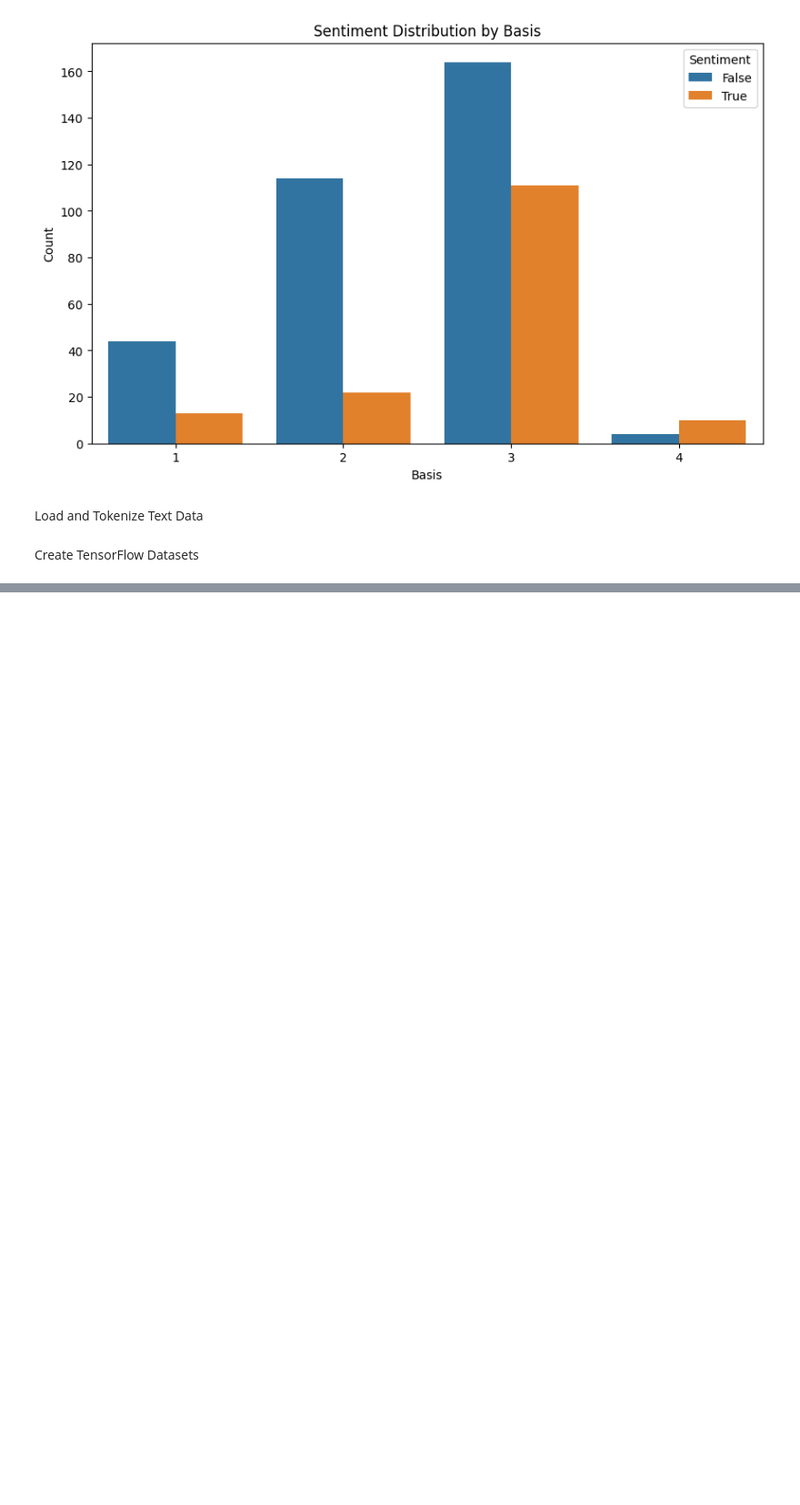
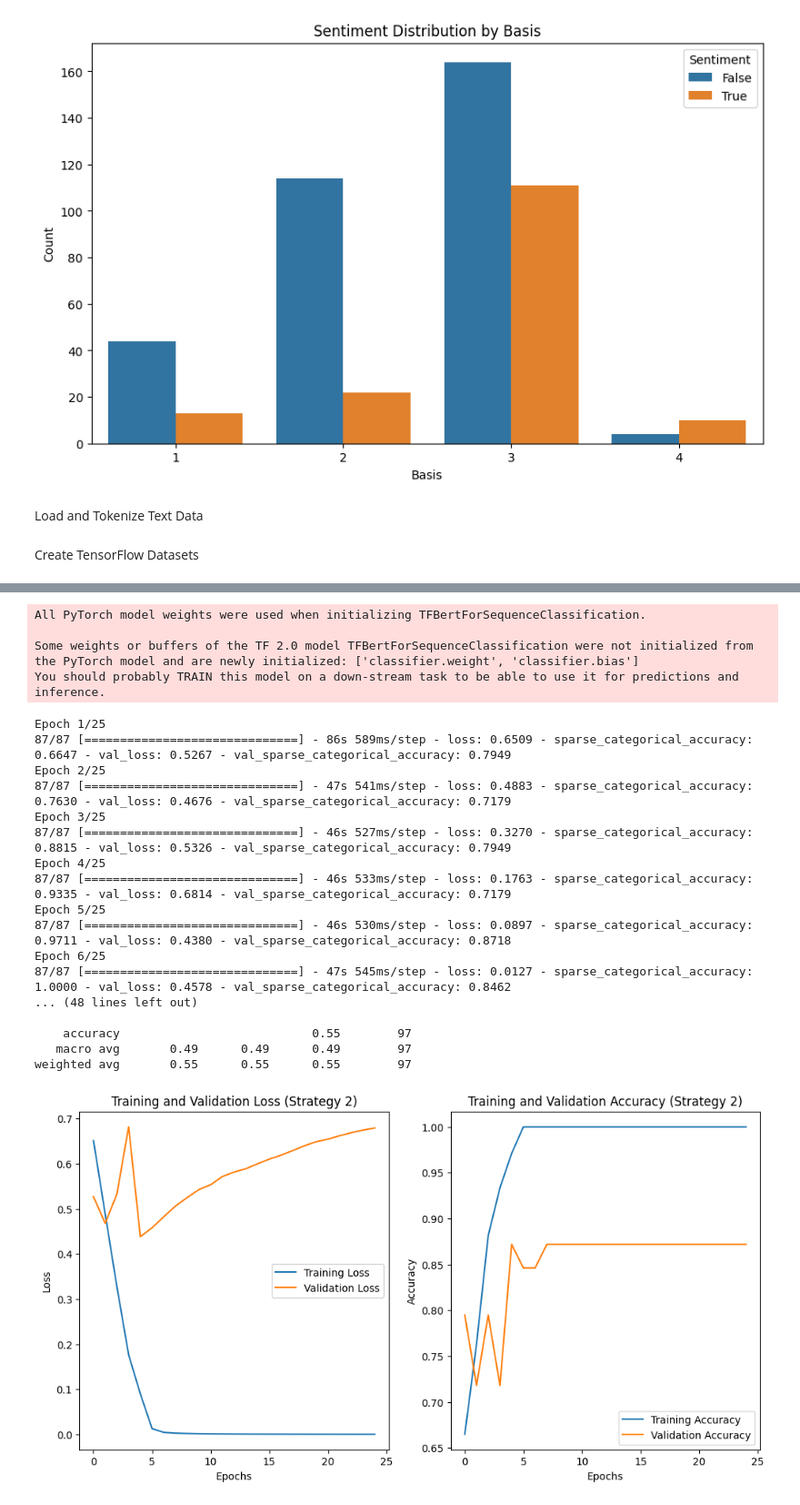
Before and after one commit to varunpothu/Research_Methods_Assignment, a Jupyter notebook: R_M__Assignment_3.ipynb, the cells around one changed output, grey strips where cells are left out. Shown at 91% size. Cells and saved outputs as stored; diff of their text form; code cells hidden in the pictures; blank space fills up the shorter version.

```diff
--- a/R_M__Assignment_3.ipynb
+++ b/R_M__Assignment_3.ipynb
@@ -440,0 +433,58 @@ weighted avg       0.55      0.58      0.56        97
+# %%
+# Fine-Tuning and Evaluation for Strategy 2: Learning Rate = 2e-5, Epochs = 25
+print("\nFine-Tuning Strategy 2: Learning Rate = 2e-5, Epochs = 25")
+
+# Load the BERT model for sequence classification
+mysecondmodel = TFBertForSequenceClassification.from_pretrained("bert-base-uncased", num_labels=2)
+
+# Compile the model with a specific learning rate
+optimizer2 = tensf.keras.optimizers.Adam(learning_rate=2e-5)
+loss = tensf.keras.losses.SparseCategoricalCrossentropy(from_logits=True)
+metrics = [tensf.keras.metrics.SparseCategoricalAccuracy()]
+
+mysecondmodel.compile(optimizer=optimizer2, loss=loss, metrics=metrics)
+
+# Train the model
+history2 = mysecondmodel.fit(
+    train_dtdf,
+    validation_data=val_dtdf,
+    epochs=25
+)
+
+# Evaluate the model on the test dataset
+test_loss2, test_accuracy2 = mysecondmodel.evaluate(test_dtdf)
+print(f"Test Loss: {test_loss2}")
+print(f"Test Accuracy: {test_accuracy2}")
+
+# Predict the classes for the test dataset
+y_pred_probs2 = mysecondmodel.predict(test_dtdf).logits
+y_pred2 = npy.argmax(y_pred_probs2, axis=1)
+
+# True labels
+y_true2 = test_dts['Sentiment'].astype(int).values
+
+# Print the classification report
+print("\nDetailed Classification Report for Strategy 2:")
+print(classification_report(y_true2, y_pred2, target_names=['Negative', 'Positive']))
+
+# Plotting the training and validation loss
+plots.figure(figsize=(12, 6))
+plots.subplot(1, 2, 1)
+plots.plot(history2.history['loss'], label='Training Loss')
+plots.plot(history2.history['val_loss'], label='Validation Loss')
+plots.title('Training and Validation Loss (Strategy 2)')
+plots.xlabel('Epochs')
+plots.ylabel('Loss')
+plots.legend()
+
+# Plotting the training and validation accuracy
+plots.subplot(1, 2, 2)
+plots.plot(history2.history['sparse_categorical_accuracy'], label='Training Accuracy')
+plots.plot(history2.history['val_sparse_categorical_accuracy'], label='Validation Accuracy')
+plots.title('Training and Validation Accuracy (Strategy 2)')
+plots.xlabel('Epochs')
+plots.ylabel('Accuracy')
+plots.legend()
+
+plots.show()
+# %% [output]
@@ -441 +492,23 @@ weighted avg       0.55      0.58      0.56        97
+All PyTorch model weights were used when initializing TFBertForSequenceClassification.
+
+Some weights or buffers of the TF 2.0 model TFBertForSequenceClassification were not initialized from the PyTorch model and are newly initialized: ['classifier.weight', 'classifier.bias']
+You should probably TRAIN this model on a down-stream task to be able to use it for predictions and inference.
+Epoch 1/25
+87/87 [==============================] - 86s 589ms/step - loss: 0.6509 - sparse_categorical_accuracy: 0.6647 - val_loss: 0.5267 - val_sparse_categorical_accuracy: 0.7949
+Epoch 2/25
+87/87 [==============================] - 47s 541ms/step - loss: 0.4883 - sparse_categorical_accuracy: 0.7630 - val_loss: 0.4676 - val_sparse_categorical_accuracy: 0.7179
+Epoch 3/25
+87/87 [==============================] - 46s 527ms/step - loss: 0.3270 - sparse_categorical_accuracy: 0.8815 - val_loss: 0.5326 - val_sparse_categorical_accuracy: 0.7949
+Epoch 4/25
+87/87 [==============================] - 46s 533ms/step - loss: 0.1763 - sparse_categorical_accuracy: 0.9335 - val_loss: 0.6814 - val_sparse_categorical_accuracy: 0.7179
+Epoch 5/25
+87/87 [==============================] - 46s 530ms/step - loss: 0.0897 - sparse_categorical_accuracy: 0.9711 - val_loss: 0.4380 - val_sparse_categorical_accuracy: 0.8718
+Epoch 6/25
+87/87 [==============================] - 47s 545ms/step - loss: 0.0127 - sparse_categorical_accuracy: 1.0000 - val_loss: 0.4578 - val_sparse_categorical_accuracy: 0.8462
+... (48 lines left out)
+
+    accuracy                           0.55        97
+   macro avg       0.49      0.49      0.49        97
+weighted avg       0.55      0.55      0.55        97
+[figure, added]
 # %%
```
Also changed, not shown: parts of 30 cells of this notebook.
